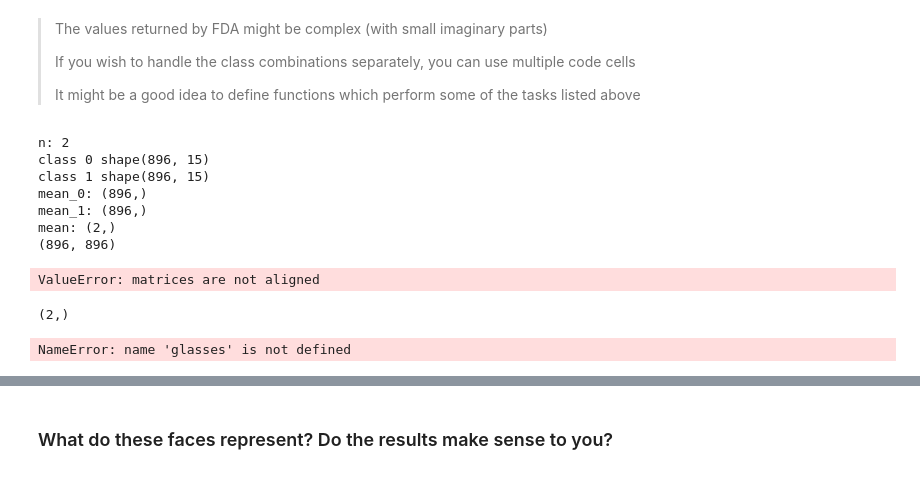
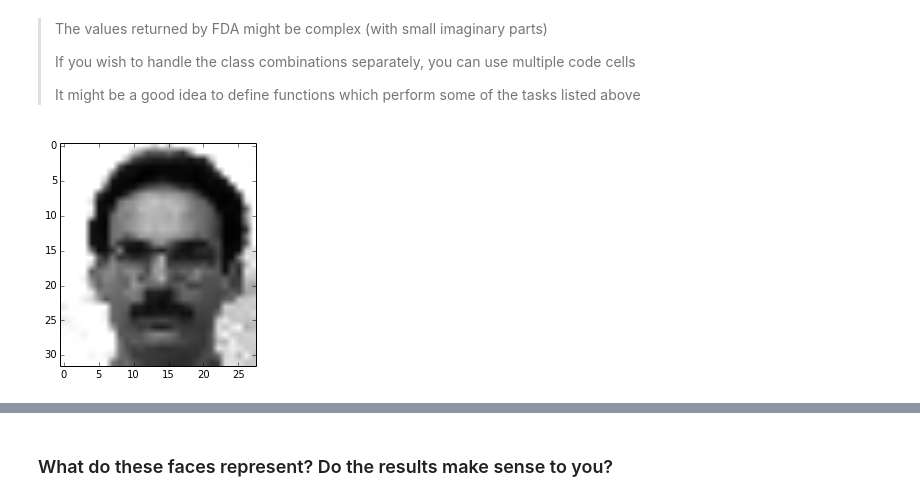
Before and after one commit to JensMeiners/ML1, a Jupyter notebook: Ex05/Code/Sheet05_Code.ipynb, the cells around one changed output, grey strips where cells are left out. Cells and saved outputs as stored; diff of their text form; code cells hidden in the pictures.

```diff
--- a/Ex05/Code/Sheet05_Code.ipynb
+++ b/Ex05/Code/Sheet05_Code.ipynb
@@ -239,32 +232,12 @@ Now do the following:
 # %%
 address = "/home/jens/Dokumente/Uni/MachineLearning/WorkSpace-ML/ML1/Ex05/Data" #TODO: Input the address
 
-wi = 32 # You can edit the width here
-h = 28 # You can edit the height here
+wi = 32 #32 You can edit the width here
+h = 28 #28 You can edit the height here
 glasses, noglasses, happy, sad, sleepy, wink = extract_images(address, width = wi, height=h)
-
-# glasses/noglasses,
-w = calculate_w([glasses, noglasses])
-plt.imshow(np.reshape(w[:,0],(wi,h)))
-plt.set_cmap("gray")
-# happy/sad,
-
-# wink/sad,
-
-# happy/wink.
-# %% [output]
-n: 2
-class 0 shape(896, 15)
-class 1 shape(896, 15)
-mean_0: (896,)
-mean_1: (896,)
-mean: (2,)
-(896, 896)
-ValueError: matrices are not aligned
-(2,)
 # %%
 #Here's an example of how you can plot your results
-plt.imshow(np.reshape(glasses[:,0],(wi,h)))
+plt.imshow(np.reshape(glasses[:,1],(wi,h)))
 plt.set_cmap("gray")
 # %% [output]
-NameError: name 'glasses' is not defined
+[figure, added]
```
Also changed, not shown: parts of 6 cells of this notebook.
